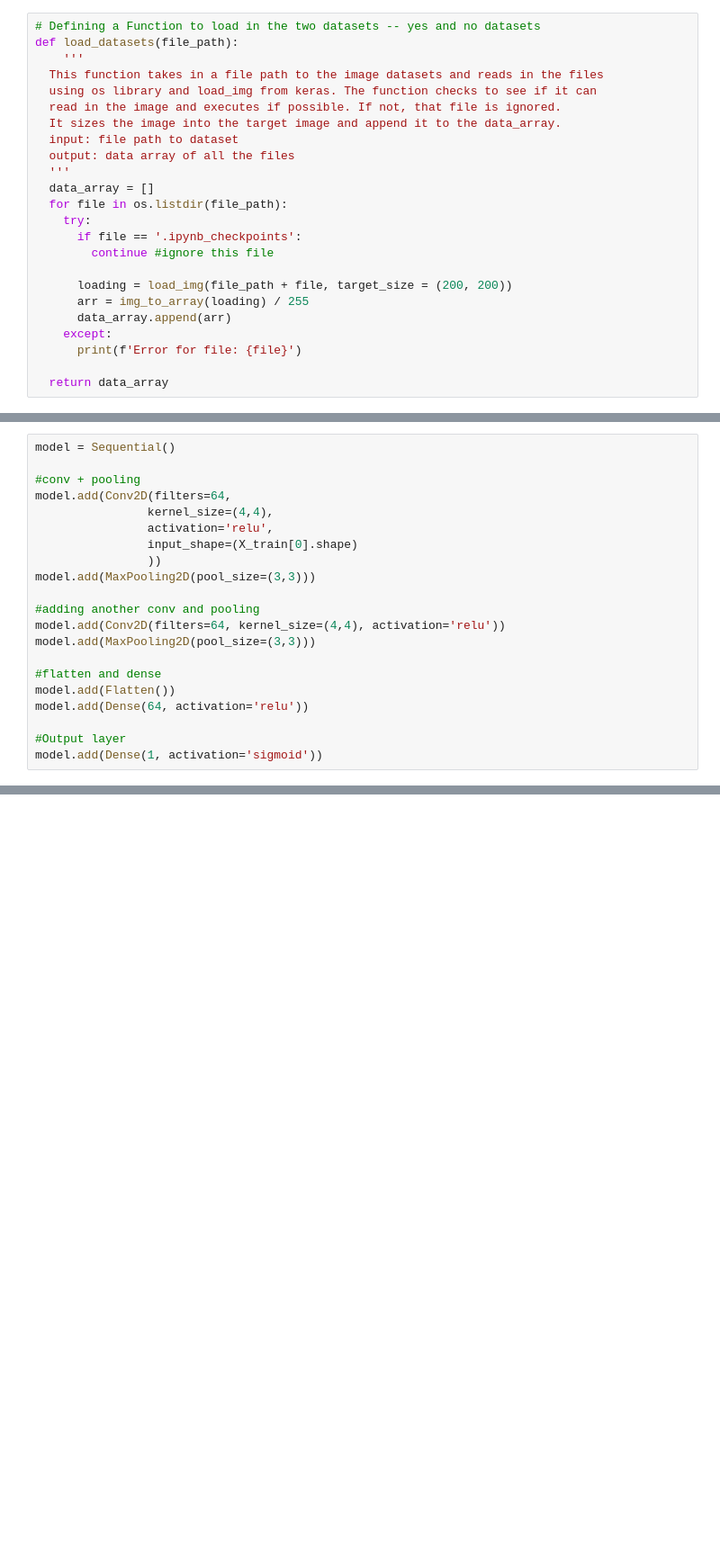
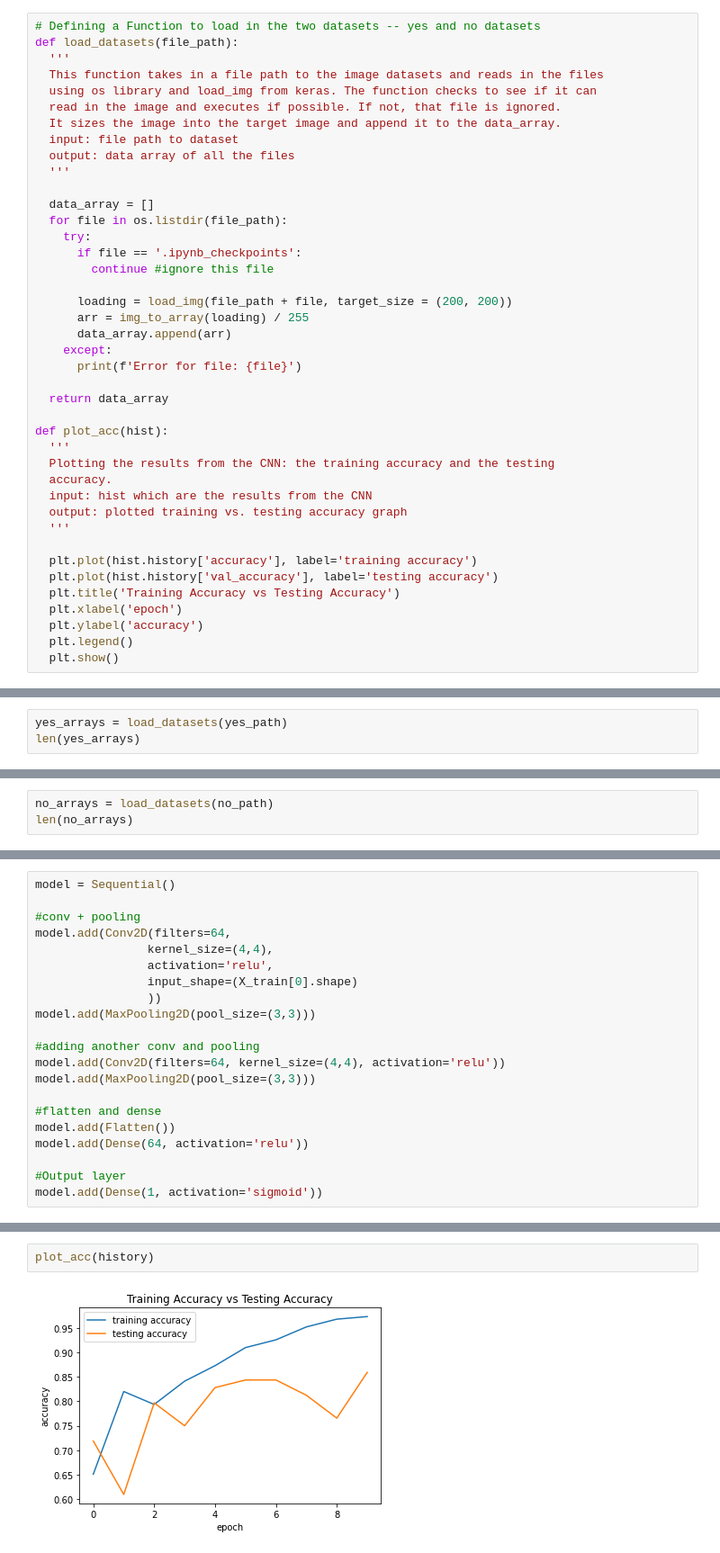
Before and after one commit to gabrielleclav/brain-tumor-detection, a Jupyter notebook: code/modeling.ipynb, the cells around one changed output, grey strips where cells are left out. Shown at 90% size. Cells and saved outputs as stored; diff of their text form; blank space fills up the shorter version.

```diff
--- a/code/modeling.ipynb
+++ b/code/modeling.ipynb
@@ -65,7 +65,7 @@ img
 # %%
 # Defining a Function to load in the two datasets -- yes and no datasets
 def load_datasets(file_path):
-    '''
+  '''
   This function takes in a file path to the image datasets and reads in the files
   using os library and load_img from keras. The function checks to see if it can
   read in the image and executes if possible. If not, that file is ignored.
@@ -73,6 +73,7 @@ def load_datasets(file_path):
   input: file path to dataset
   output: data array of all the files
   '''
+
   data_array = []
   for file in os.listdir(file_path):
     try:
@@ -86,3 +87,19 @@ def load_datasets(file_path):
       print(f'Error for file: {file}')
 
   return data_array
+
+def plot_acc(hist):
+  '''
+  Plotting the results from the CNN: the training accuracy and the testing
+  accuracy.
+  input: hist which are the results from the CNN
+  output: plotted training vs. testing accuracy graph
+  '''
+
+  plt.plot(hist.history['accuracy'], label='training accuracy')
+  plt.plot(hist.history['val_accuracy'], label='testing accuracy')
+  plt.title('Training Accuracy vs Testing Accuracy')
+  plt.xlabel('epoch')
+  plt.ylabel('accuracy')
+  plt.legend()
+  plt.show()
@@ -125,0 +109,3 @@ len(no_arrays)
+# %%
+yes_arrays = load_datasets(yes_path)
+len(yes_arrays)
@@ -125,0 +114,3 @@ len(no_arrays)
+# %%
+no_arrays = load_datasets(no_path)
+len(no_arrays)
@@ -240,0 +221,4 @@ plt.show()
+# %%
+plot_acc(history)
+# %% [output]
+[figure, added]
```
Also changed, not shown: parts of 8 cells of this notebook.
